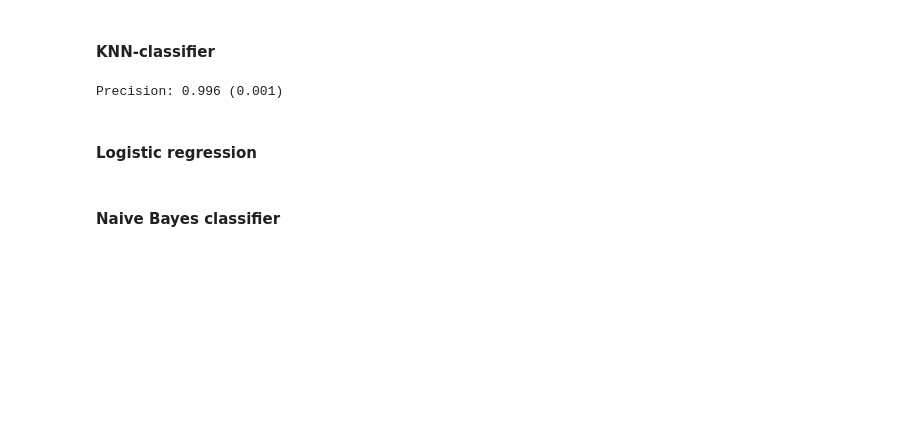
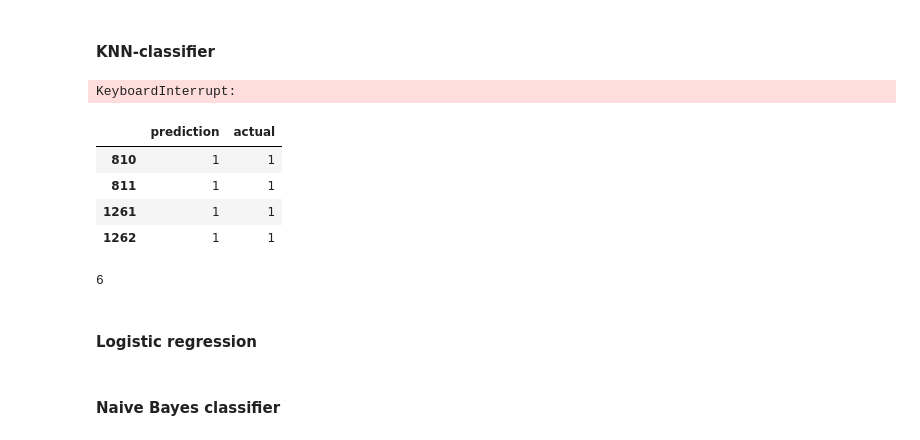
Before and after one commit to palmafr/MDPIData2022, a Jupyter notebook: ml-models.ipynb, the cells around one changed output. Drawn from its saved outputs; the diff is of its cells as text; code cells hidden in the pictures; blank space fills up the shorter version.

```diff
--- a/ml-models.ipynb
+++ b/ml-models.ipynb
@@ -184,14 +210,34 @@ Accuracy: 0.819 (0.007)
 # %% [markdown]
 #### KNN-classifier
 # %%
-knn_model = KNN()
+knn_model = KNN(n_neighbors=200)
 knn_model.fit(X_ros, y_ros)
-scores = cross_val_score(knn_model, X_ros, y_ros, scoring='precision', cv=kfold, n_jobs=-1)
-print('Precision: %.3f (%.3f)' % (mean(scores), std(scores)))
+scores = cross_val_score(knn_model, X_ros, y_ros, scoring='accuracy', cv=kfold, n_jobs=-1)
+print('Precision: %.3f' % mean(cross_val_score(knn_model, X_ros, y_ros, scoring='precision', cv=kfold, n_jobs=-1)))
+print('Recall: %.3f' % mean(cross_val_score(knn_model, X_ros, y_ros, scoring='recall', cv=kfold, n_jobs=-1)))
+print('Accuracy: %.3f (%.3f)' % (mean(scores), std(scores)))
 y_train_pred = knn_model.predict(X_ros)
 y_test_pred = knn_model.predict(test_X)
+print(f'Train score {accuracy_score(y_train_pred,y_ros)}')
+print(f'Test score {accuracy_score(y_test_pred,test_Y)}')
 # %% [output]
-Precision: 0.996 (0.001)
+KeyboardInterrupt:
+# %%
+knn_df = pd.DataFrame([y_test_pred, test_Y]).T
+knn_df.columns = ['prediction', 'actual']
+knn_df['prediction'] = knn_df['prediction'].astype(int)
+knn_df['actual'] = knn_df['actual'].astype(int)
+knn_df.loc[(knn_df['prediction']==1)&(knn_df['actual']==1)]
+# %% [output]
+|  | prediction | actual |
+| 810 | 1 | 1 |
+| 811 | 1 | 1 |
+| 1261 | 1 | 1 |
+| 1262 | 1 | 1 |
+# %%
+knn_df.loc[knn_df.actual==1].shape[0]
+# %% [output]
+6
 # %% [markdown]
 #### Logistic regression
 # %%
```
Also changed, not shown: parts of 18 cells of this notebook.
